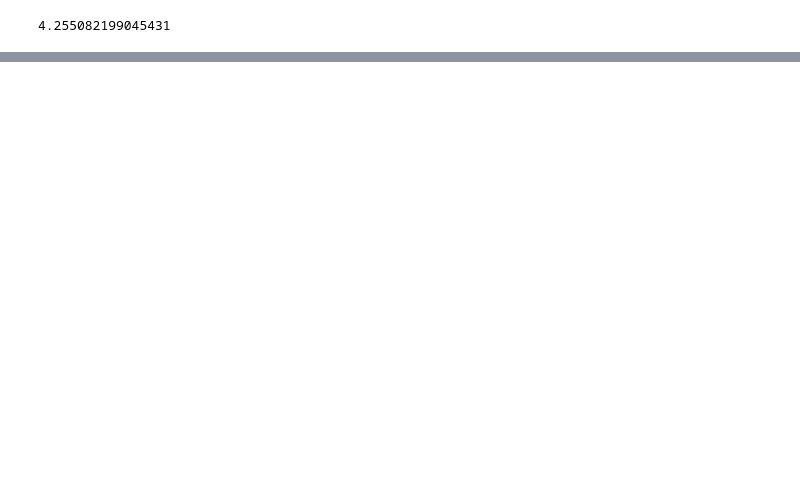
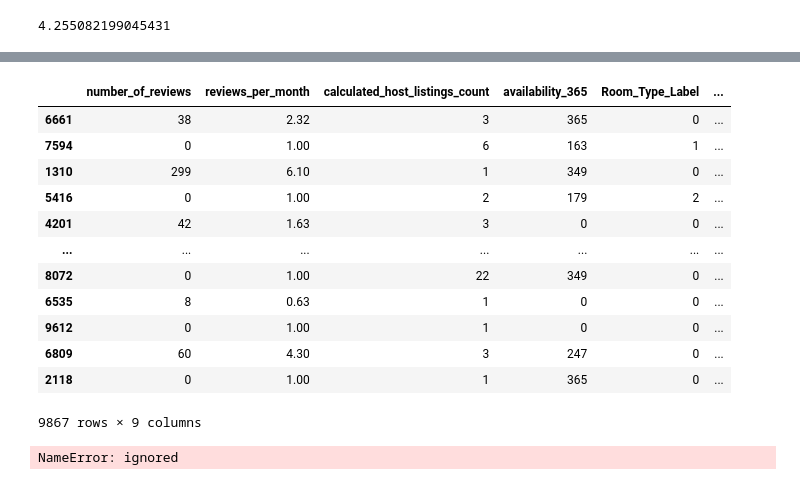
Before and after one commit to MyrtooS/datamining, a Jupyter notebook: Αντίγραφο_datamining.ipynb, the cells around one changed output, grey strips where cells are left out. Cells and saved outputs as stored; diff of their text form; code cells hidden in the pictures; blank space fills up the shorter version.

```diff
--- a/Αντίγραφο_datamining.ipynb
+++ b/Αντίγραφο_datamining.ipynb
@@ -94,7 +136,7 @@ df1 = df1[df1['minimum_nights'] <= 10]
 # %%
 df1.corr(method ='pearson')
 # %%
-df['location_price_category']=''
+df['location_price_category']=0
 # %%
 df['location_price_category'] = np.where(df['neighbourhood'] == 'ΑΜΠΕΛΟΚΗΠΟΙ', 4,df['location_price_category'])
 df['location_price_category'] = np.where(df['neighbourhood'] == 'ΕΜΠΟΡΙΚΟ ΤΡΙΓΩΝΟ-ΠΛΑΚΑ',4,df['location_price_category'])
@@ -198,6 +265,47 @@ df
 # %%
 from sklearn.model_selection import train_test_split
-from sklearn import linear_model
 
-x, y= df.iloc[:,0:29] ,df.iloc[:,29:30]
+x = df[["number_of_reviews","reviews_per_month","calculated_host_listings_count","availability_365","Room_Type_Label","cost_per_stay","location_price_category",
+        "latitude","longitude"]]
+y = df[["price"]]
 x_train, x_test, y_train, y_test = train_test_split(x, y, train_size=0.9, random_state=None)
+# %%
+x_train
+# %% [output]
+|  | number_of_reviews | reviews_per_month | calculated_host_listings_count | availability_365 | Room_Type_Label | ... |
+| 6661 | 38 | 2.32 | 3 | 365 | 0 | ... |
+| 7594 | 0 | 1.00 | 6 | 163 | 1 | ... |
+| 1310 | 299 | 6.10 | 1 | 349 | 0 | ... |
+| 5416 | 0 | 1.00 | 2 | 179 | 2 | ... |
+| 4201 | 42 | 1.63 | 3 | 0 | 0 | ... |
+| ... | ... | ... | ... | ... | ... | ... |
+| 8072 | 0 | 1.00 | 22 | 349 | 0 | ... |
+| 6535 | 8 | 0.63 | 1 | 0 | 0 | ... |
+| 9612 | 0 | 1.00 | 1 | 0 | 0 | ... |
+| 6809 | 60 | 4.30 | 3 | 247 | 0 | ... |
+| 2118 | 0 | 1.00 | 1 | 365 | 0 | ... |
+9867 rows × 9 columns
+# %%
+# scale = preprocessing.StandardScaler().fit(x_train) #scaling training samples
+# m_train=scale.mean_ #exctracting medean
+# s_train=scale.scale_ #exctracting standard deviation
+# x_train= (x_train -m_train) / s_train;
+
+from sklearn.metrics import confusion_matrix
+from sklearn.metrics import accuracy_score
+from sklearn.metrics import recall_score
+from sklearn.metrics import precision_score
+model2 = LogisticRegression().fit(x_train,y_train) # the ravel method was found on stackov
+pred_lg=model2.predict(x_test)
+pred_lg[pred_lg > 0.5] = 1 #changing pred table for probabilities to binary output to match the current problem pred_lg[pred_lg <= 0.5] = 0
+
+accuracy_lg=accuracy_score(y_test, pred_lg)
+recall_lg=recall_score(y_test, pred_lg, average="macro")
+precision_lg=precision_score(y_test,pred_lg, average = "macro")
+F1_lg = 2 * (precision_lg * recall_lg) / (precision_lg)
+print(accuracy_lg*100)
+print(recall_lg*100)
+print(precision_lg*100)
+print(F1_lg*100)
+# %% [output]
+NameError: ignored
```
Also changed, not shown: parts of 20 cells of this notebook.
